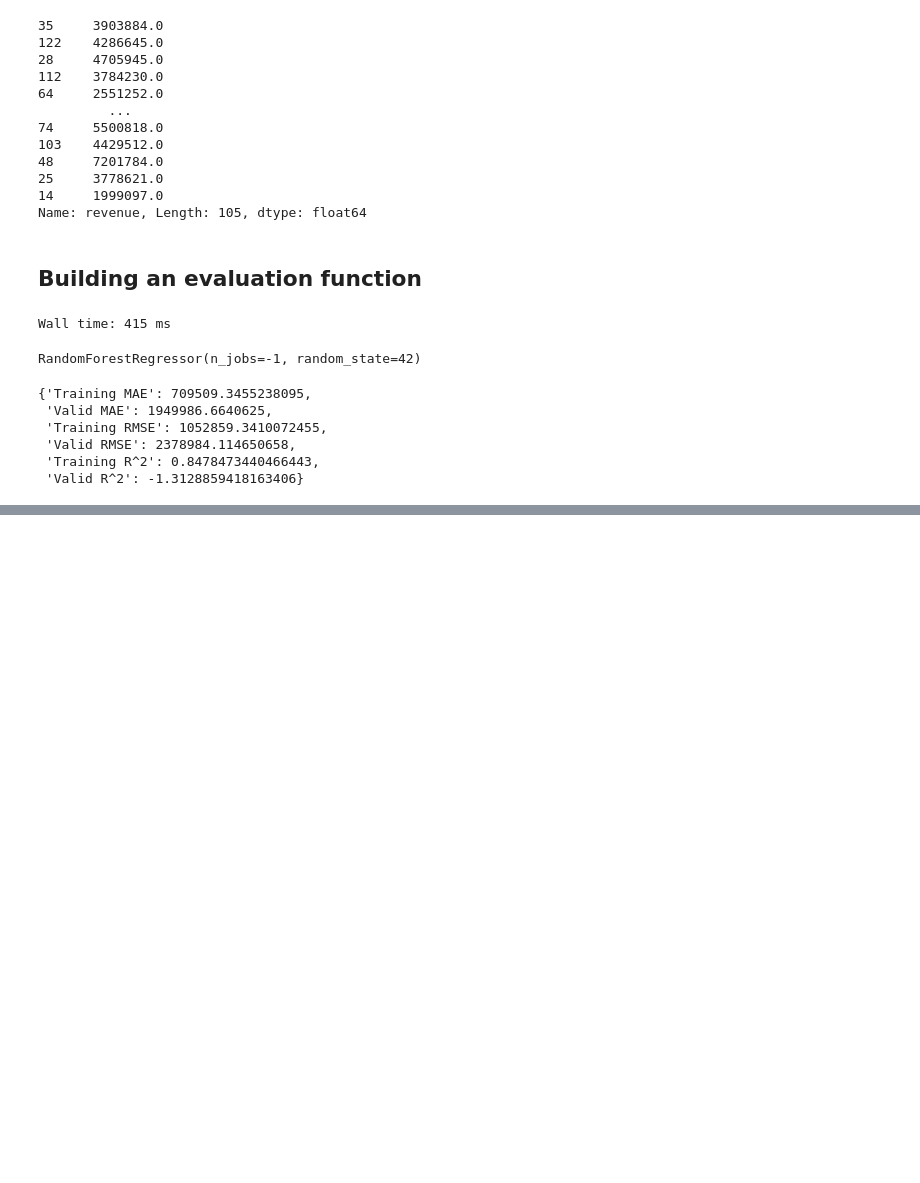
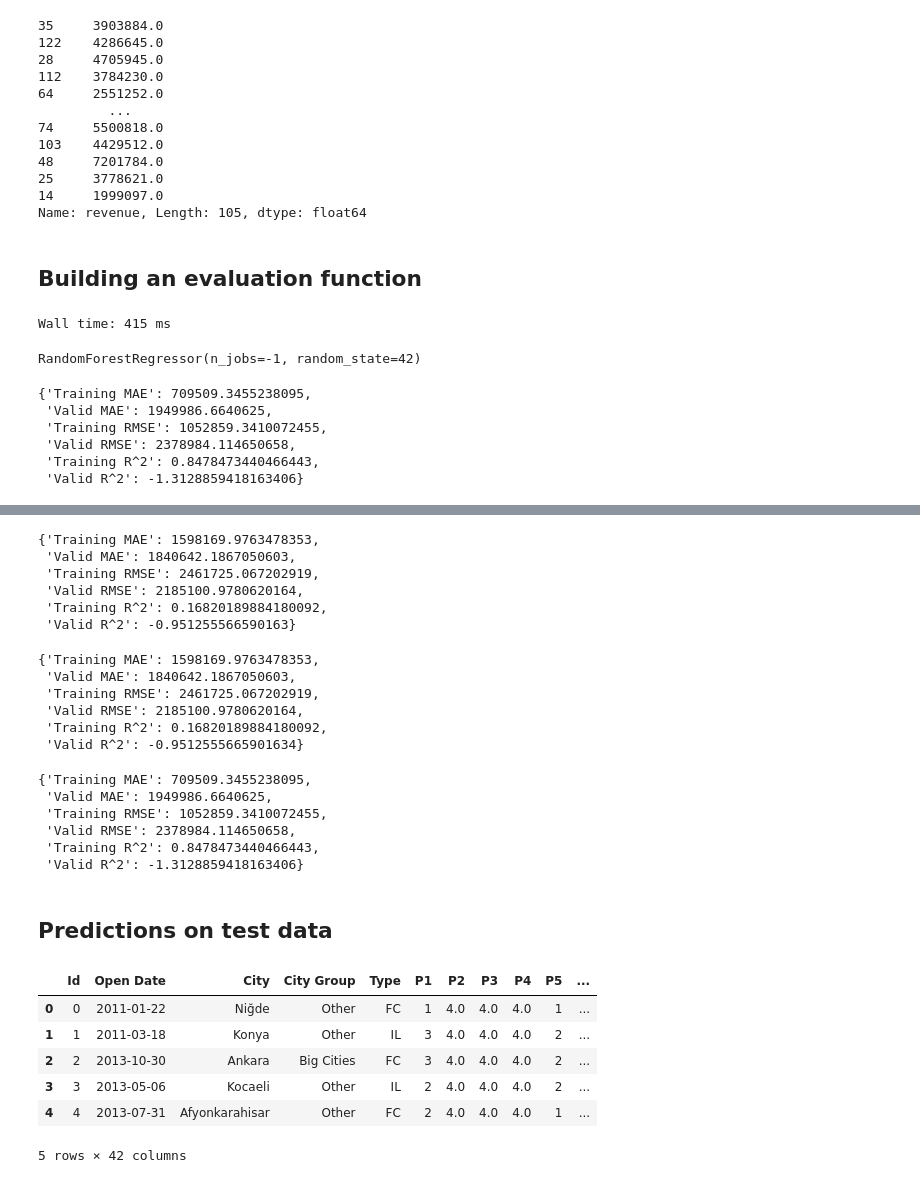
Before and after one commit to nwabuike-samuel/Restaurant-Revenue-Prediction, a Jupyter notebook: end-to-end-restaurant-revenue-prediction.ipynb, the cells around one changed output, grey strips where cells are left out. Drawn from its saved outputs; the diff is of its cells as text; code cells hidden in the pictures; blank space fills up the shorter version.

```diff
--- a/end-to-end-restaurant-revenue-prediction.ipynb
+++ b/end-to-end-restaurant-revenue-prediction.ipynb
@@ -497,0 +558,41 @@ where y hat is the predicted value and y is the original value.
+# %%
+show_scores(ideal_model)
+# %% [output]
+{'Training MAE': 1598169.9763478353,
+ 'Valid MAE': 1840642.1867050603,
+ 'Training RMSE': 2461725.067202919,
+ 'Valid RMSE': 2185100.9780620164,
+ 'Training R^2': 0.16820189884180092,
+ 'Valid R^2': -0.951255566590163}
+# %%
+show_scores(rs_model)
+# %% [output]
+{'Training MAE': 1598169.9763478353,
+ 'Valid MAE': 1840642.1867050603,
+ 'Training RMSE': 2461725.067202919,
+ 'Valid RMSE': 2185100.9780620164,
+ 'Training R^2': 0.16820189884180092,
+ 'Valid R^2': -0.9512555665901634}
+# %%
+show_scores(model)
+# %% [output]
+{'Training MAE': 709509.3455238095,
+ 'Valid MAE': 1949986.6640625,
+ 'Training RMSE': 1052859.3410072455,
+ 'Valid RMSE': 2378984.114650658,
+ 'Training R^2': 0.8478473440466443,
+ 'Valid R^2': -1.3128859418163406}
+# %% [markdown]
+## Predictions on test data
+# %%
+df_test =  pd.read_csv("data/test.csv",
+                       parse_dates=["Open Date"])
+df_test.head()
+# %% [output]
+|  | Id | Open Date | City | City Group | Type | P1 | P2 | P3 | P4 | P5 | ... |
+| 0 | 0 | 2011-01-22 | Niğde | Other | FC | 1 | 4.0 | 4.0 | 4.0 | 1 | ... |
+| 1 | 1 | 2011-03-18 | Konya | Other | IL | 3 | 4.0 | 4.0 | 4.0 | 2 | ... |
+| 2 | 2 | 2013-10-30 | Ankara | Big Cities | FC | 3 | 4.0 | 4.0 | 4.0 | 2 | ... |
+| 3 | 3 | 2013-05-06 | Kocaeli | Other | IL | 2 | 4.0 | 4.0 | 4.0 | 2 | ... |
+| 4 | 4 | 2013-07-31 | Afyonkarahisar | Other | FC | 2 | 4.0 | 4.0 | 4.0 | 1 | ... |
+5 rows × 42 columns
```
Also changed, not shown: parts of 24 cells of this notebook.
